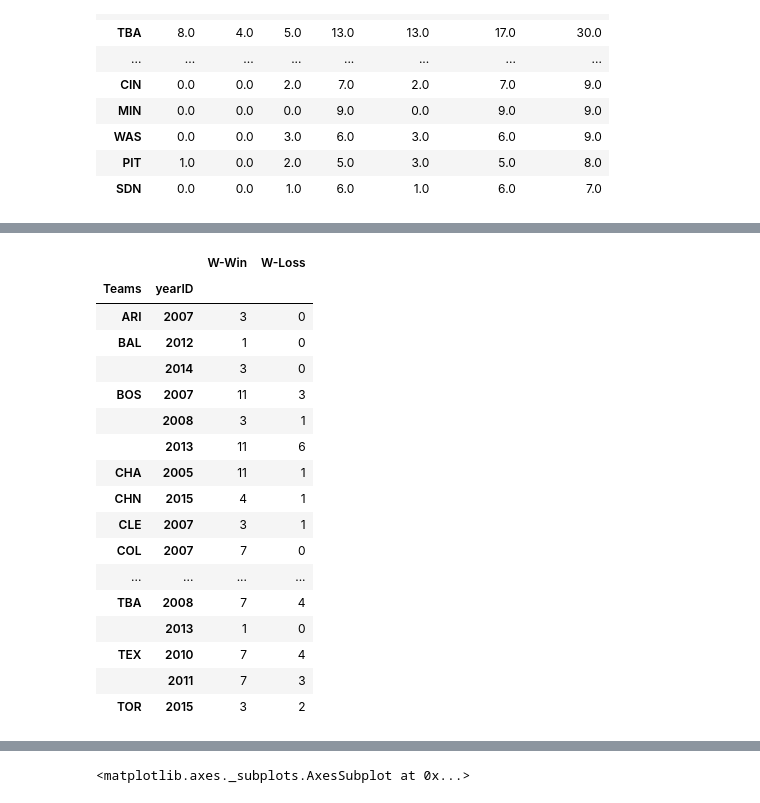
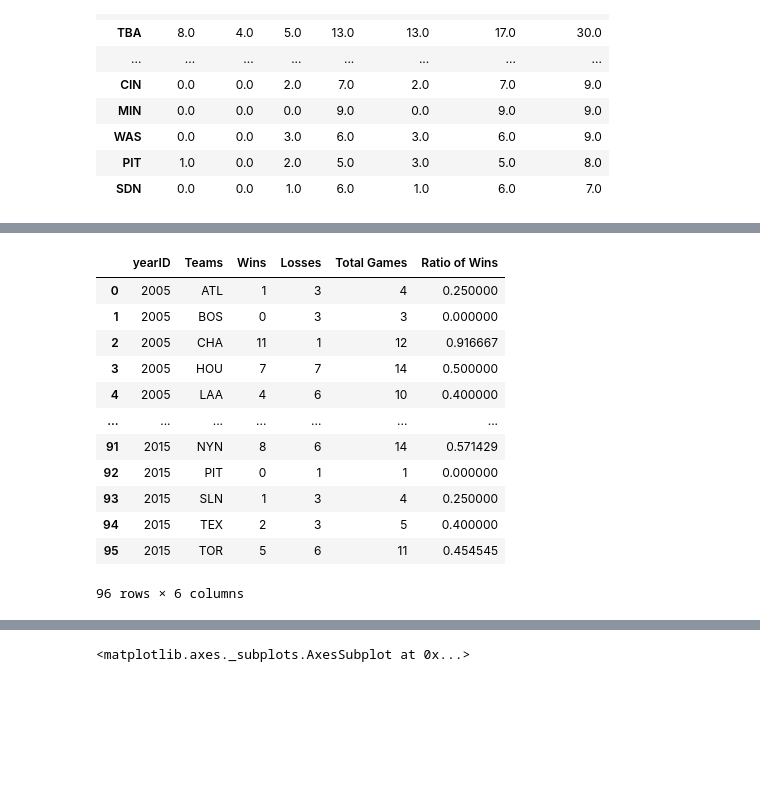
Before and after one commit to eerofeeva/BaseballMadness, a Jupyter notebook: baseball_challege.ipynb, the cells around one changed output, grey strips where cells are left out. Saved outputs shown, nothing was run; the diff lists cells and outputs as text; code cells hidden in the pictures; blank space fills up the shorter version.

```diff
--- a/baseball_challege.ipynb
+++ b/baseball_challege.ipynb
@@ -50,3 +50,16 @@ dtype: int64
 # %%
 playoff_count_df = playoffs_df['teamIDwinner'].append(playoffs_df['teamIDloser'])
 playoff_count_df = playoff_count_df.value_counts()
+# %%
+# Ended up not using this in presentation, just for peliminary work up.
+
+playoff_count_df = playoffs_df['teamIDwinner'].append(playoffs_df['teamIDloser'])
+
+playoff_count_df = playoff_count_df.value_counts()
+
+playoff_chart = playoff_count_df.plot.bar(rot=45)
+plt.title("MLB Teams in Playoff of World Series Matchups 2005-2015")
+plt.xlabel("Teams")
+plt.ylabel("Number of times in a Matchup")
+playoff_chart
+playoff_count_df.count()
@@ -128,33 +171,45 @@ games_df
 # %%
-# ratio of wins to total games played per year per team
+# ratio of wins to total games played per year per team, did not include in presentation
+# This did help me get started for the spaghetti chart though
 
 wins_year = wins_losses_df[["teamIDwinner", "wins", "losses",
-                       "yearID"]].rename(columns={"teamIDwinner":"Teams", "wins": "W-Win", "losses":"W-Loss"})
+                       "yearID"]].rename(columns={"teamIDwinner":"Teams", "wins": "Wins", "losses":"Losses"})
 
 wins_year = wins_year.groupby(["Teams", "yearID"]).sum()
 
+wins_year = wins_year.reset_index()
+
 losses_year = wins_losses_df[["teamIDloser", "losses",
-                              "wins", "yearID"]].rename(columns={"teamIDloser":"Teams", "losses":"L-Win", "wins":"L-Loss"})
+                              "wins", "yearID"]].rename(columns={"teamIDloser":"Teams", "losses":"Wins", "wins":"Losses"})
 
 losses_year = losses_year.groupby(["Teams", "yearID"]).sum()
 
-wins_year
+losses_year = losses_year.reset_index()
+
+ratio_df = wins_year.append(losses_year)
+
+ratio_df = ratio_df.groupby(["yearID", "Teams"]).sum()
+
+ratio_df["Total Games"] = ratio_df["Wins"] + ratio_df["Losses"]
+
+ratio_df["Ratio of Wins"] = ratio_df["Wins"] / ratio_df["Total Games"]
+
+ratio_df = ratio_df.reset_index()
+
+df_years = ratio_df["yearID"].drop_duplicates()
+
+ratio_df
 # %% [output]
-|  |  | W-Win | W-Loss |
-| Teams | yearID |  |  |
-| ARI | 2007 | 3 | 0 |
-| BAL | 2012 | 1 | 0 |
-|  | 2014 | 3 | 0 |
-| BOS | 2007 | 11 | 3 |
-|  | 2008 | 3 | 1 |
-|  | 2013 | 11 | 6 |
-| CHA | 2005 | 11 | 1 |
-| CHN | 2015 | 4 | 1 |
-| CLE | 2007 | 3 | 1 |
-| COL | 2007 | 7 | 0 |
-| ... | ... | ... | ... |
-| TBA | 2008 | 7 | 4 |
-|  | 2013 | 1 | 0 |
-| TEX | 2010 | 7 | 4 |
-|  | 2011 | 7 | 3 |
-| TOR | 2015 | 3 | 2 |
+|  | yearID | Teams | Wins | Losses | Total Games | Ratio of Wins |
+| 0 | 2005 | ATL | 1 | 3 | 4 | 0.250000 |
+| 1 | 2005 | BOS | 0 | 3 | 3 | 0.000000 |
+| 2 | 2005 | CHA | 11 | 1 | 12 | 0.916667 |
+| 3 | 2005 | HOU | 7 | 7 | 14 | 0.500000 |
+| 4 | 2005 | LAA | 4 | 6 | 10 | 0.400000 |
+| ... | ... | ... | ... | ... | ... | ... |
+| 91 | 2015 | NYN | 8 | 6 | 14 | 0.571429 |
+| 92 | 2015 | PIT | 0 | 1 | 1 | 0.000000 |
+| 93 | 2015 | SLN | 1 | 3 | 4 | 0.250000 |
+| 94 | 2015 | TEX | 2 | 3 | 5 | 0.400000 |
+| 95 | 2015 | TOR | 5 | 6 | 11 | 0.454545 |
+96 rows × 6 columns
```
Also changed, not shown: parts of 10 cells of this notebook.
